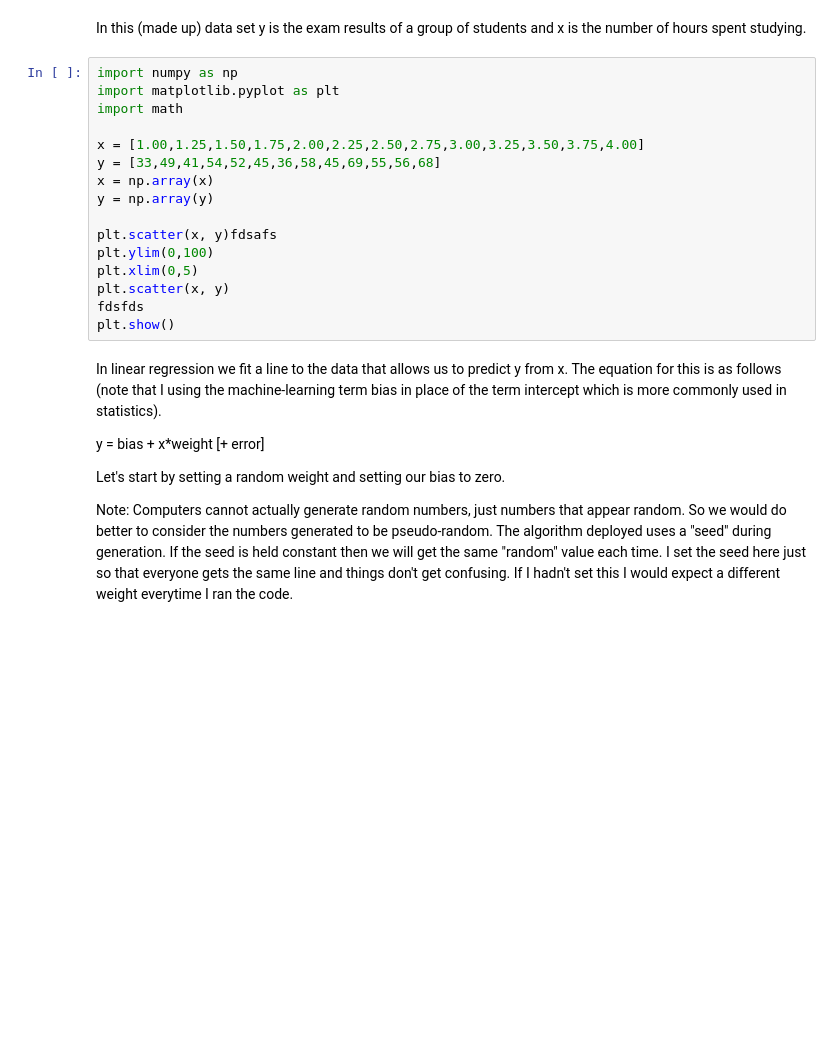
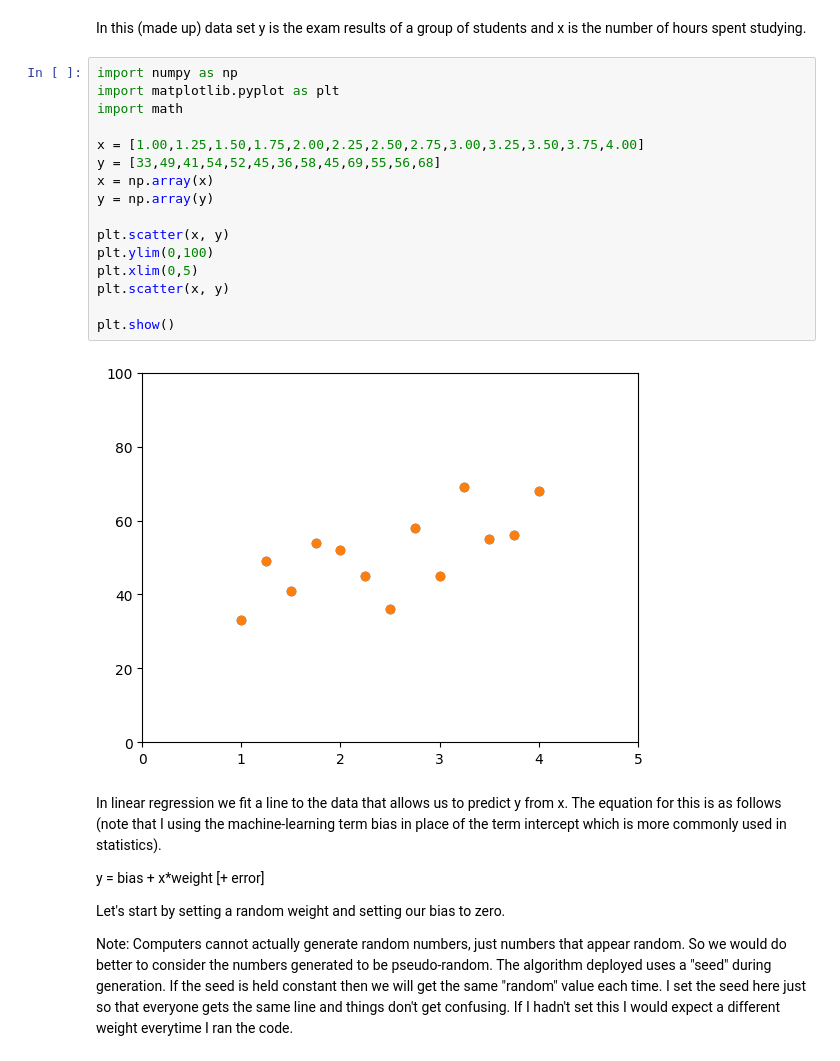
Before and after one commit to noobylub/APCSA, a Jupyter notebook: LELA60331_Week_5_Seminar.ipynb, the cells around one changed output. Saved outputs shown, nothing was run; the diff lists cells and outputs as text; blank space fills up the shorter version.

```diff
--- a/LELA60331_Week_5_Seminar.ipynb
+++ b/LELA60331_Week_5_Seminar.ipynb
@@ -13,19 +13,21 @@ In this (made up) data set y is the exam results of a group of students and x is
 # %%
 import numpy as np
 import matplotlib.pyplot as plt
 import math
 
 x = [1.00,1.25,1.50,1.75,2.00,2.25,2.50,2.75,3.00,3.25,3.50,3.75,4.00]
 y = [33,49,41,54,52,45,36,58,45,69,55,56,68]
 x = np.array(x)
 y = np.array(y)
 
-plt.scatter(x, y)fdsafs
+plt.scatter(x, y)
 plt.ylim(0,100)
 plt.xlim(0,5)
 plt.scatter(x, y)
-fdsfds
+
 plt.show()
+# %% [output]
+[figure, added]
 # %% [markdown]
 In linear regression we fit a line to the data that allows us to predict y from x. The equation for this is as follows (note that I using the  machine-learning term bias in place of the term intercept which is more commonly used in statistics).
 
```
Also changed, not shown: parts of 5 cells of this notebook.
